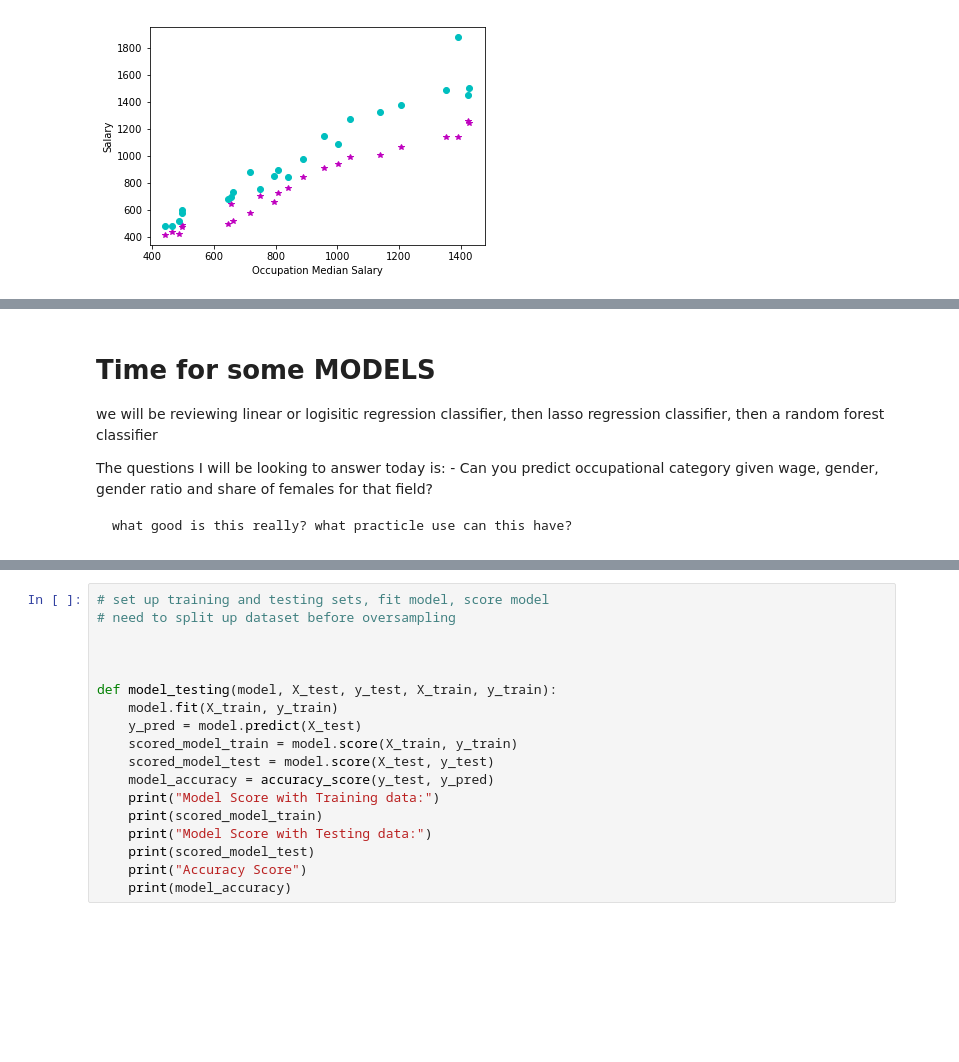
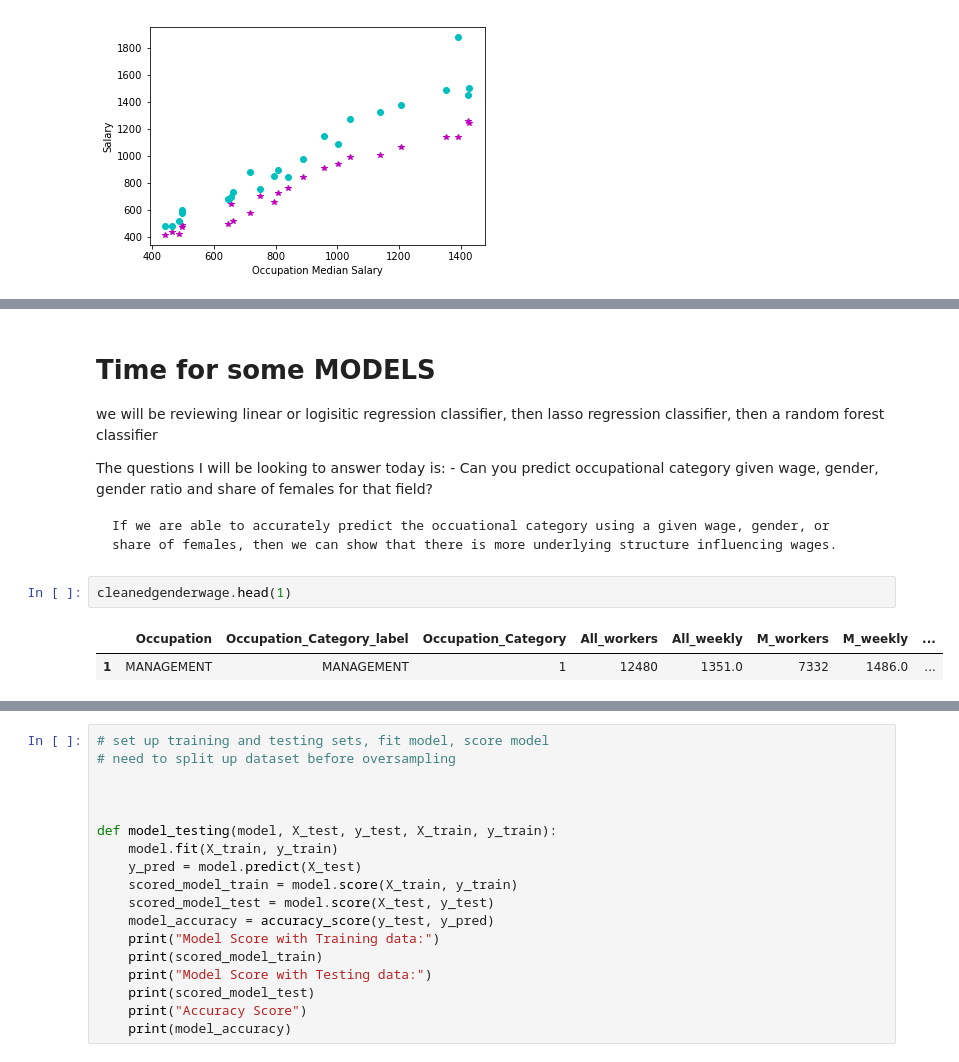
Before and after one commit to Schmidt8181/CapstoneProject, a Jupyter notebook: CapstoneProject.ipynb, the cells around one changed output, grey strips where cells are left out. Cells and saved outputs as stored; diff of their text form; blank space fills up the shorter version.

```diff
--- a/CapstoneProject.ipynb
+++ b/CapstoneProject.ipynb
@@ -491,9 +511,14 @@ plt.show()
 we will be reviewing linear or logisitic regression classifier, then lasso regression classifier, then a random forest classifier
 
 The questions I will be looking to answer today is:
-    - Can you predict occupational category given wage, gender, gender ratio and share of females for that field?
+     - Can you predict occupational category given wage, gender, gender ratio and share of females for that field?
 
-    what good is this really? what practicle use can this have?
+    If we are able to accurately predict the occuational category using a given wage, gender, or share of females, then we can show that there is more underlying structure influencing wages.
+# %%
+cleanedgenderwage.head(1)
+# %% [output]
+|  | Occupation | Occupation_Category_label | Occupation_Category | All_workers | All_weekly | M_workers | M_weekly | ... |
+| 1 | MANAGEMENT | MANAGEMENT | 1 | 12480 | 1351.0 | 7332 | 1486.0 | ... |
 # %%
 # make new dfs here
 F_df = pd.DataFrame()
```
Also changed, not shown: parts of 28 cells of this notebook.
